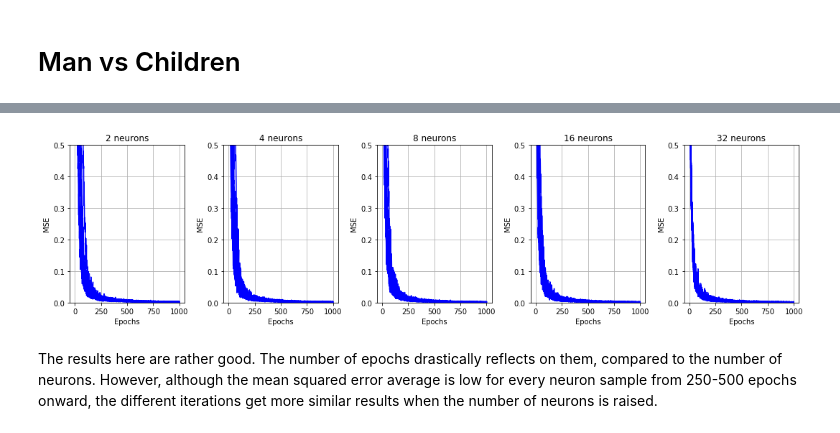
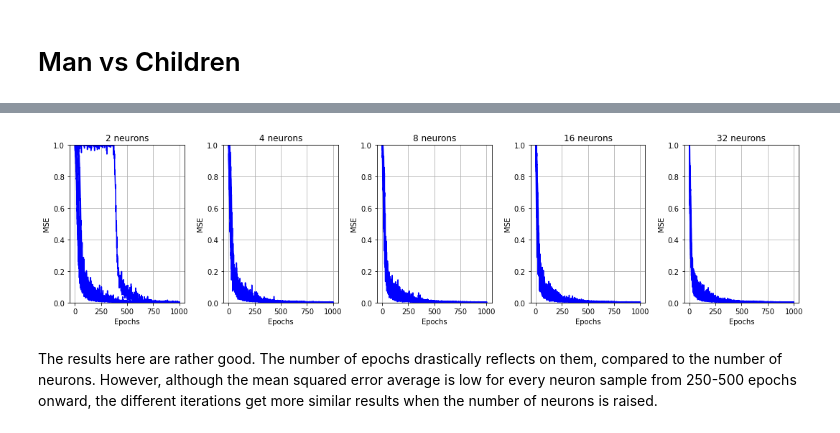
Before and after one commit to LifangHe/speaker-recognition, a Jupyter notebook: speaker_recognition-step_2.ipynb, the cells around one changed output, grey strips where cells are left out. Saved outputs shown, nothing was run; the diff lists cells and outputs as text; code cells hidden in the pictures.

```diff
--- a/speaker_recognition-step_2.ipynb
+++ b/speaker_recognition-step_2.ipynb
@@ -71,7 +71,7 @@ def compute_mfcc(files):
     return ceps_mean
 
 
-def create_dataset(gender_classes, size = None):
+def create_dataset(gender_classes):
     """
     Creates a dataset for training.
     Note that the returned dataset is shuffled to prevent issues during
@@ -83,12 +83,19 @@ def create_dataset(gender_classes, size = None):
         num_coeffs: is the number of MFCC coefficient (see MFCC_COEFFS)
         and finally the output class is added a the end of each element of the dataset
     """
+
+    # use the same number of files for all class
+    size = min([len(FILES[gender]) for gender, _ in gender_classes])
+
+    # create dataset
     dataset = []
     for input_gender, output_class in gender_classes:
         ceps = compute_mfcc(FILES[input_gender][:size])
         for input_ceps in ceps:
             dataset.append(np.append(input_ceps, output_class))
     dataset = np.array(dataset)
+
+    # shuffle dataset
     np.random.shuffle(dataset)
     return dataset
 # %% [markdown]
@@ -127,13 +134,10 @@ EPOCHS = 1000
 N_NEURONS = [2, 4, 8, 16, 32]
 LEARNING_RATE = 0.001
 MOMENTUM = 0.5
-N_TRAIN_FILES = 20
 
-dataset = create_dataset([('natural_male', -1), ('natural_female', 1)], N_TRAIN_FILES)
+dataset = create_dataset([('natural_male', -1), ('natural_female', 1)])
 dataset_input = dataset[:, :-1]     # filter only input values (n-1 first values)
 dataset_output = dataset[:, -1:]    # filter only the output class (last value)
-
-print dataset
 
 MSE = np.zeros((len(N_NEURONS), N_INITS, EPOCHS))
 for index, n_neurons in enumerate(N_NEURONS):
@@ -281,11 +277,9 @@ LEARNING_RATE = 0.001
 MOMENTUM = 0.5
 N_TRAIN_FILES = 20
 
-dataset = create_dataset([('natural_male', -1), ('natural_kid', 1)], N_TRAIN_FILES)
+dataset = create_dataset([('natural_male', -1), ('natural_kid', 1)])
 dataset_input = dataset[:, :-1]     # filter only input values (n-1 first values)
 dataset_output = dataset[:, -1:]    # filter only the output class (last value)
-
-print dataset
 
 MSE = np.zeros((len(N_NEURONS), N_INITS, EPOCHS))
 for index, n_neurons in enumerate(N_NEURONS):
@@ -319,23 +301,23 @@ testing 32 neurons...
 # %%
 pl.figure(figsize=(15,4))
 
 p_count = 0
 
 for n in np.arange(MSE.shape[0]):
     pl.subplot(1, MSE.shape[0], n+1)
 
     for i in np.arange(MSE.shape[1]):
         pl.plot(MSE[n,i,:], c='b')
 
-    pl.ylim(0, 0.5)
+    pl.ylim(0, 1)
     pl.xlabel('Epochs')
     pl.ylabel('MSE')
     pl.title(str(N_NEURONS[n]) + ' neurons')
     pl.grid()
 
 pl.tight_layout()
 # %% [output]
-[figure, old version]
+[figure, new version]
 # %% [markdown]
 The results here are rather good. The number of epochs drastically reflects on them, compared to the number of neurons. However, although the mean squared error average is low for every neuron sample from 250-500 epochs onward, the different iterations get more similar results when the number of neurons is raised.
 # %%
```
Also changed, not shown: parts of 5 cells of this notebook, 1 other file.
